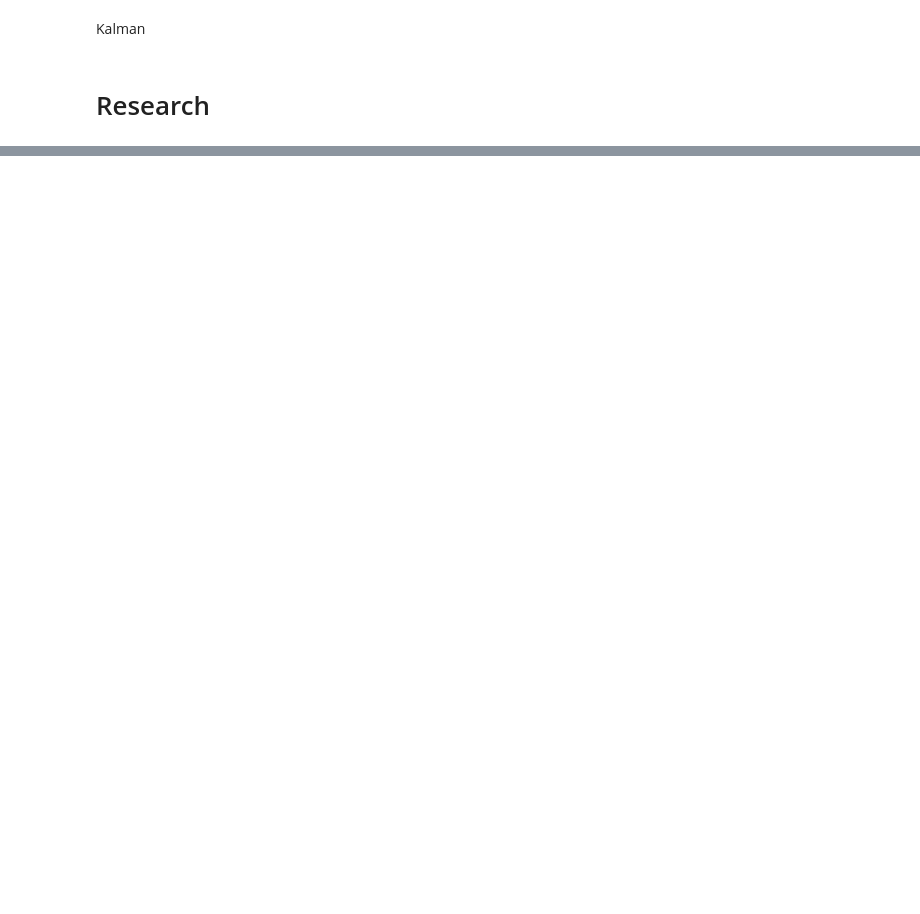
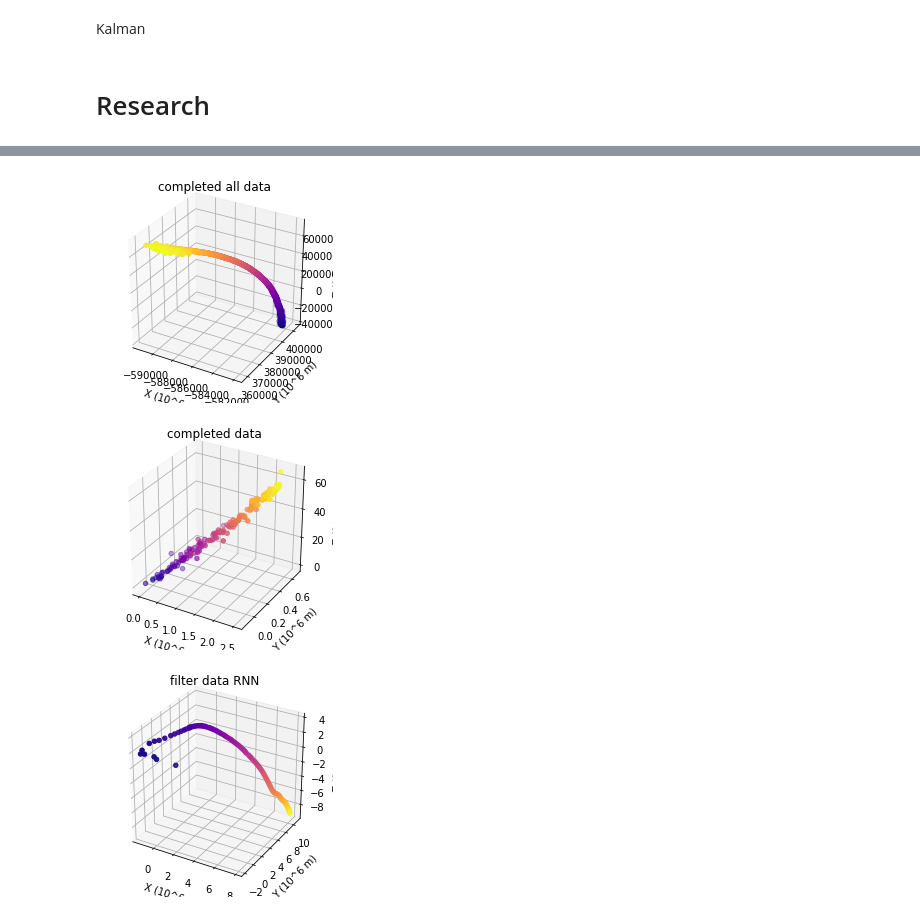
Before and after one commit to dart9905/coursework, a Jupyter notebook: KalmanNN/KalmanNN.ipynb, the cells around one changed output, grey strips where cells are left out. Cells and saved outputs as stored; diff of their text form; code cells hidden in the pictures; blank space fills up the shorter version.

```diff
--- a/KalmanNN/KalmanNN.ipynb
+++ b/KalmanNN/KalmanNN.ipynb
@@ -813,9 +842,9 @@ METRIC = 1
 # %%
 
-test_data = create_dataset(
-    dset,
-    test_keys,
-    name='test',
+real_data = create_dataset(
+    dset_real,
+    dset_real.keys(),
+    name='real',
     gt_size=SET_LONG,
     step=SET_LONG,
     metrics = METRIC,
@@ -823,6 +852,11 @@ test_data = create_dataset(
     train=False,
     verbose=True
 )
+real_dl = DataLoader(
+    real_data,
+    batch_size=BATCH_SIZE_TEST,
+    shuffle=False, #try  с\n",
+    num_workers=1) #num_workers=-2# use CPU"
 # %% [output]
 Loading dataset in evaluation mode...
 
@@ -933,3 +975,5 @@ model saved to trajectories_rnn1.pth
+# %%
+pack_predictions_real = FilterRNN(trajectories_rnn, real_dl, device, draw=True)
 # %%
 Discrepancy = 0.05
 pack_predictions, test_loss, test_accuracy = testing_fun(trajectories_rnn, criterion, test_dl, test_loss, test_accuracy, Discrepancy, device, draw=True)
@@ -1226,6 +1270,15 @@ plt.show()
 # %%
-k=1
+k=0
 a0=0
+# %%
+
+plot_trajectory(dset_real[dset_real.keys()[0]], 'completed all data')
+plot_trajectory(real_data.data['data'][k][a0:,:], 'completed data')
+plot_trajectory(pack_predictions_real[k//BATCH_SIZE_TEST][k-k//BATCH_SIZE_TEST*BATCH_SIZE_TEST][a0:,:], 'filter data RNN')
+# %% [output]
+[figure, added]
+[figure, added]
+[figure, added]
 # %%
 plot_trajectory(test_data.data['data'][k][a0:,:], 'completed data')
 plot_trajectory(test_data.data['data_noise'][k][a0:,:], 'data+noize')
```
Also changed, not shown: parts of 19 cells of this notebook, 1 other file.
